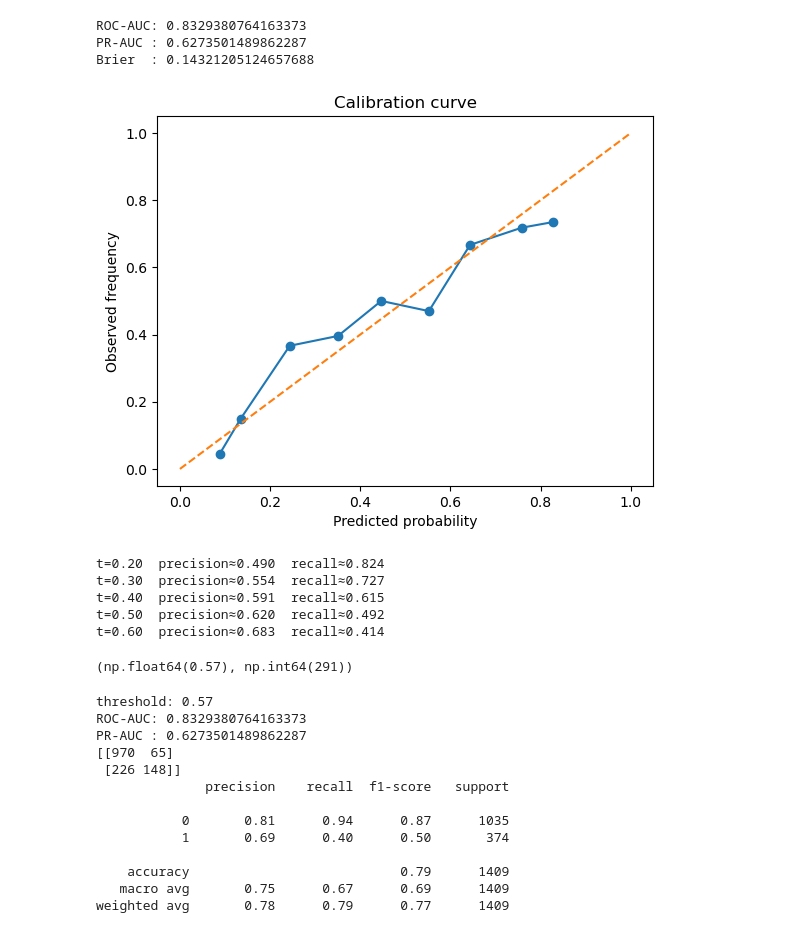
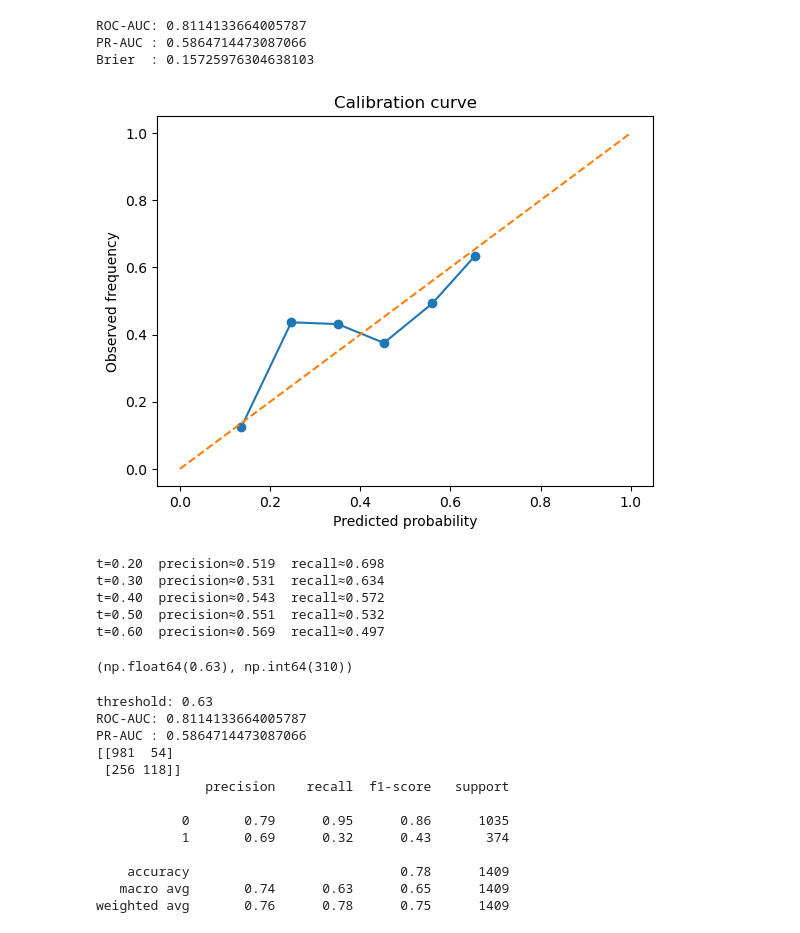
Before and after one commit to uvxpv/ds-project-pipeline, a Jupyter notebook: notebooks/prediction.ipynb, the cells around one changed output. Drawn from its saved outputs; the diff is of its cells as text; code cells hidden in the pictures.

```diff
--- a/notebooks/prediction.ipynb
+++ b/notebooks/prediction.ipynb
@@ -1,9 +1,12 @@
 # %%
 import os, pandas as pd
+import sys, os
 from sqlalchemy import create_engine
+sys.path.append(os.pardir)
+from src.config import DB_URL
 
-engine = create_engine(os.getenv("DATABASE_URL"))
+engine = create_engine(DB_URL)
 df = pd.read_sql("SELECT * FROM raw_churn;", engine)
 
-df.shape, df.dtypes
+display(df.shape, df.dtypes)
 # %% [output]
@@ -37,3 +55,7 @@ df[df['tenure'] == 0].head()
+# %%
+df["avg_monthly_from_total_charges"] = df["total_charges"] / (df["tenure"] + 1)
+df["is_new_customer"] = df["tenure"] == 0
+df["addon_count"] = df["online_security"] + df["online_backup"] + df["device_protection"] + df["tech_support"]
 # %%
 from sklearn.model_selection import train_test_split
 target = "churn"
@@ -51,7 +73,7 @@ from sklearn.linear_model import LogisticRegression
 import numpy as np
 
 models = ["lgbm", "log_reg", "xgb"]
-chosen_model = "xgb"
+chosen_model = "lgbm"
 
 # Drop identifier(s)
 for id_col in ["customer_id", "customerID"]:
@@ -145,37 +208,38 @@ weighted avg       0.77      0.78      0.78      1409
 # %%
 from sklearn.calibration import CalibratedClassifierCV
+from sklearn.frozen import FrozenEstimator
 from sklearn.metrics import brier_score_loss, roc_auc_score, average_precision_score
 
 # 3) calibrate using validation set
-cal = CalibratedClassifierCV(clf, method="sigmoid", cv="prefit")
+cal = CalibratedClassifierCV(FrozenEstimator(clf), method="sigmoid")
 cal.fit(X_val, y_val)
 
 # this would be the calibrated version
 proba_cal = cal.predict_proba(X_test)[:, 1]
 
 # 4) evaluate calibration + ranking on test
 proba_cal = cal.predict_proba(X_test)[:, 1]
 print("ROC-AUC:", roc_auc_score(y_test, proba_cal))
 print("PR-AUC :", average_precision_score(y_test, proba_cal))
 print("Brier  :", brier_score_loss(y_test, proba_cal))
 
 import matplotlib.pyplot as plt
 from sklearn.calibration import calibration_curve
 
 prob_true, prob_pred = calibration_curve(y_test, proba_cal, n_bins=10)
 
 plt.figure()
 plt.plot(prob_pred, prob_true, marker="o")
 plt.plot([0,1],[0,1], linestyle="--")
 plt.xlabel("Predicted probability")
 plt.ylabel("Observed frequency")
 plt.title("Calibration curve")
 plt.show()
 # %% [output]
-ROC-AUC: 0.8329380764163373
-PR-AUC : 0.6273501489862287
-Brier  : 0.14321205124657688
+ROC-AUC: 0.8114133664005787
+PR-AUC : 0.5864714473087066
+Brier  : 0.15725976304638103
-[figure, old version]
+[figure, new version]
 # %%
 import numpy as np
 from sklearn.metrics import precision_recall_curve
@@ -192,11 +256,11 @@ for t in [0.2, 0.3, 0.4, 0.5, 0.6]:
     r = (pred[y_test==1].sum() / (y_test==1).sum())   # recall
     print(f"t={t:.2f}  precision≈{p:.3f}  recall≈{r:.3f}")
 # %% [output]
-t=0.20  precision≈0.490  recall≈0.824
-t=0.30  precision≈0.554  recall≈0.727
-t=0.40  precision≈0.591  recall≈0.615
-t=0.50  precision≈0.620  recall≈0.492
-t=0.60  precision≈0.683  recall≈0.414
+t=0.20  precision≈0.519  recall≈0.698
+t=0.30  precision≈0.531  recall≈0.634
+t=0.40  precision≈0.543  recall≈0.572
+t=0.50  precision≈0.551  recall≈0.532
+t=0.60  precision≈0.569  recall≈0.497
 # %%
 from sklearn.metrics import confusion_matrix
 
@@ -217,7 +281,7 @@ for t in ts:
 best_t_cost = ts[int(np.argmin(costs))]
 best_t_cost, min(costs)
 # %% [output]
-(np.float64(0.57), np.int64(291))
+(np.float64(0.63), np.int64(310))
 # %%
 from sklearn.metrics import confusion_matrix, classification_report, roc_auc_score, average_precision_score
 
@@ -231,16 +295,16 @@ def report_at_threshold(t):
 
 report_at_threshold(best_t_cost)
 # %% [output]
-threshold: 0.57
-ROC-AUC: 0.8329380764163373
-PR-AUC : 0.6273501489862287
-[[970  65]
- [226 148]]
+threshold: 0.63
+ROC-AUC: 0.8114133664005787
+PR-AUC : 0.5864714473087066
+[[981  54]
+ [256 118]]
               precision    recall  f1-score   support
 
-           0       0.81      0.94      0.87      1035
-           1       0.69      0.40      0.50       374
+           0       0.79      0.95      0.86      1035
+           1       0.69      0.32      0.43       374
 
-    accuracy                           0.79      1409
-   macro avg       0.75      0.67      0.69      1409
-weighted avg       0.78      0.79      0.77      1409
+    accuracy                           0.78      1409
+   macro avg       0.74      0.63      0.65      1409
+weighted avg       0.76      0.78      0.75      1409
```
Also changed, not shown: parts of 6 cells of this notebook, 1 other file.
